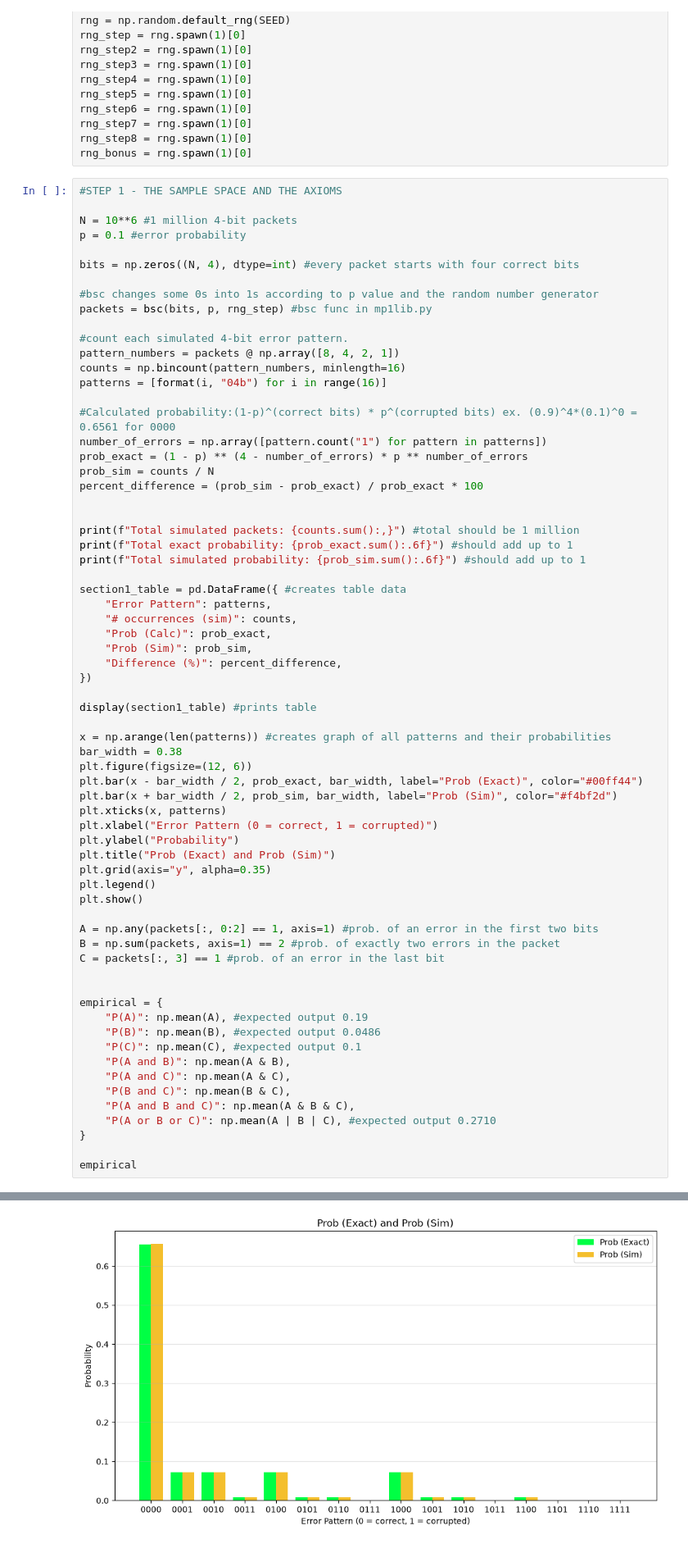
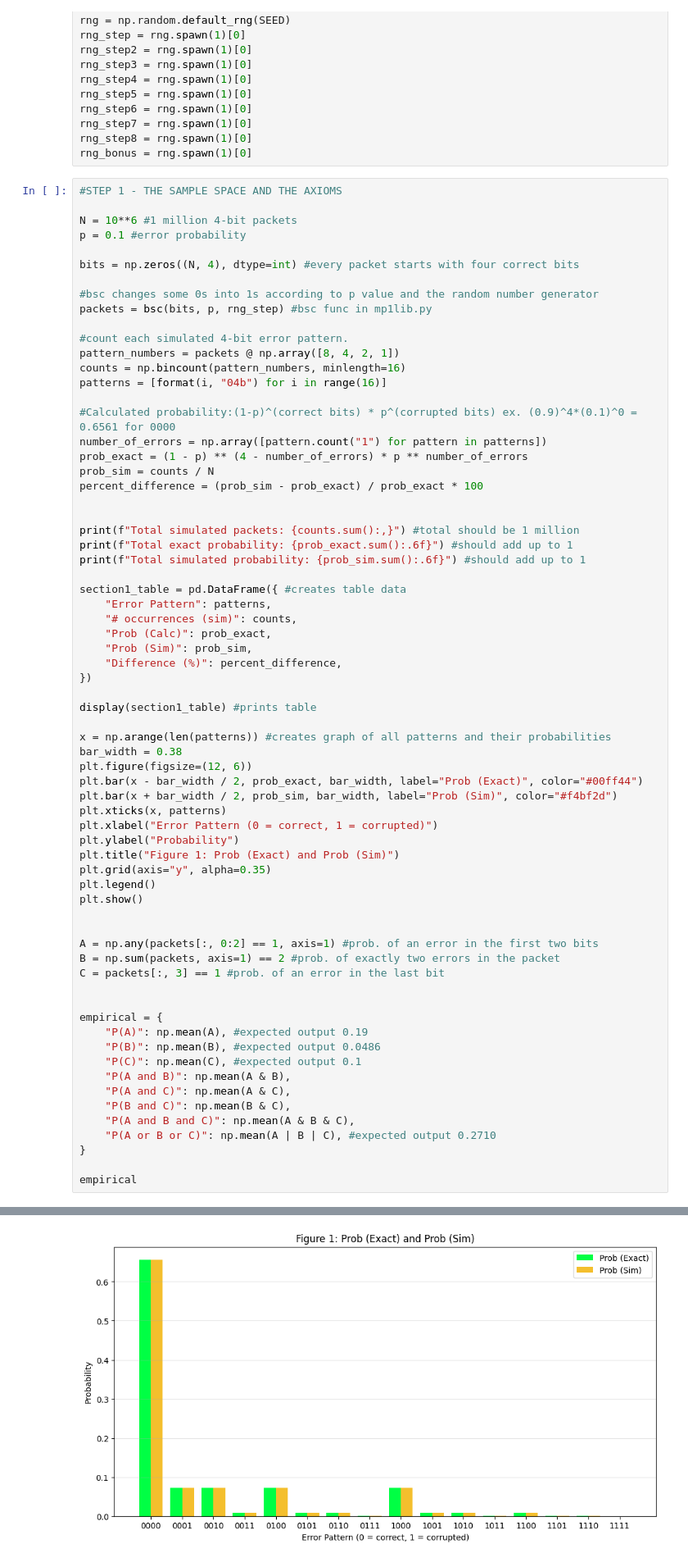
Before and after one commit to andrewechang/ece3715, a Jupyter notebook: mp1/mp1.ipynb, the cells around one changed output, grey strips where cells are left out. Shown at 82% size. Saved outputs shown, nothing was run; the diff lists cells and outputs as text.

Commit message:
added MD cells to parts 1-3 and numbered some graph figures

```diff
--- a/mp1/mp1.ipynb
+++ b/mp1/mp1.ipynb
@@ -71,10 +69,11 @@ plt.bar(x + bar_width / 2, prob_sim, bar_width, label="Prob (Sim)", color="#f4bf
 plt.xticks(x, patterns)
 plt.xlabel("Error Pattern (0 = correct, 1 = corrupted)")
 plt.ylabel("Probability")
-plt.title("Prob (Exact) and Prob (Sim)")
+plt.title("Figure 1: Prob (Exact) and Prob (Sim)")
 plt.grid(axis="y", alpha=0.35)
 plt.legend()
 plt.show()
+
 
 A = np.any(packets[:, 0:2] == 1, axis=1) #prob. of an error in the first two bits
 B = np.sum(packets, axis=1) == 2 #prob. of exactly two errors in the packet
@@ -87,34 +86,34 @@ empirical = {
     "P(C)": np.mean(C), #expected output 0.1
     "P(A and B)": np.mean(A & B),
     "P(A and C)": np.mean(A & C),
     "P(B and C)": np.mean(B & C),
     "P(A and B and C)": np.mean(A & B & C),
     "P(A or B or C)": np.mean(A | B | C), #expected output 0.2710
 }
 
 empirical
 # %% [output]
 Total simulated packets: 1,000,000
 Total exact probability: 1.000000
 Total simulated probability: 1.000000
 |  | Error Pattern | # occurrences (sim) | Prob (Calc) | Prob (Sim) | Difference (%) |
 | 0 | 0000 | 656206 | 0.6561 | 0.656206 | 1.615607e-02 |
 | 1 | 0001 | 72926 | 0.0729 | 0.072926 | 3.566529e-02 |
 | 2 | 0010 | 73018 | 0.0729 | 0.073018 | 1.618656e-01 |
 | 3 | 0011 | 8132 | 0.0081 | 0.008132 | 3.950617e-01 |
 | 4 | 0100 | 72571 | 0.0729 | 0.072571 | -4.513032e-01 |
 | 5 | 0101 | 8149 | 0.0081 | 0.008149 | 6.049383e-01 |
 | 6 | 0110 | 7947 | 0.0081 | 0.007947 | -1.888889e+00 |
 | 7 | 0111 | 845 | 0.0009 | 0.000845 | -6.111111e+00 |
 | 8 | 1000 | 72917 | 0.0729 | 0.072917 | 2.331962e-02 |
 | 9 | 1001 | 8147 | 0.0081 | 0.008147 | 5.802469e-01 |
 | 10 | 1010 | 8155 | 0.0081 | 0.008155 | 6.790123e-01 |
 | 11 | 1011 | 900 | 0.0009 | 0.000900 | -2.409338e-14 |
 | 12 | 1100 | 8206 | 0.0081 | 0.008206 | 1.308642e+00 |
 | 13 | 1101 | 893 | 0.0009 | 0.000893 | -7.777778e-01 |
 | 14 | 1110 | 895 | 0.0009 | 0.000895 | -5.555556e-01 |
 | 15 | 1111 | 93 | 0.0001 | 0.000093 | -7.000000e+00 |
-[figure, old version]
+[figure, new version]
 {'P(A)': np.float64(0.189718),
  'P(B)': np.float64(0.048736),
  'P(C)': np.float64(0.100085),
```
Also changed, not shown: parts of 13 cells of this notebook.
